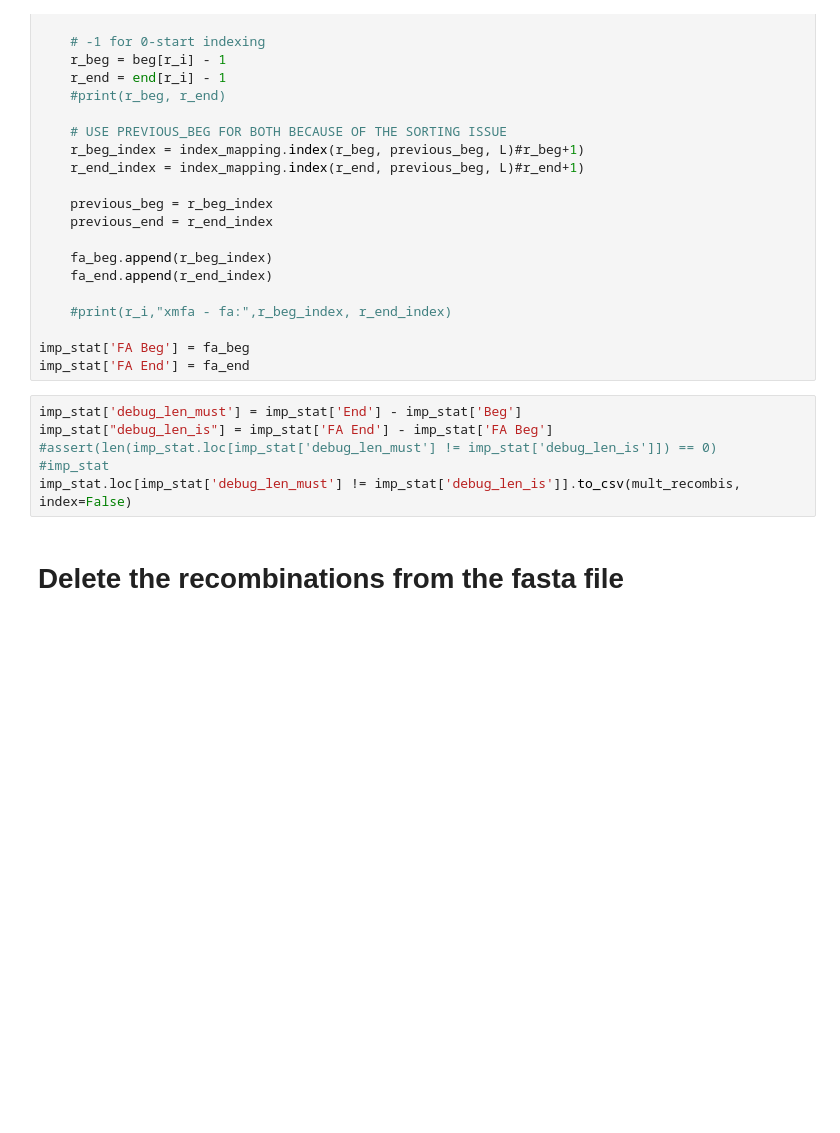
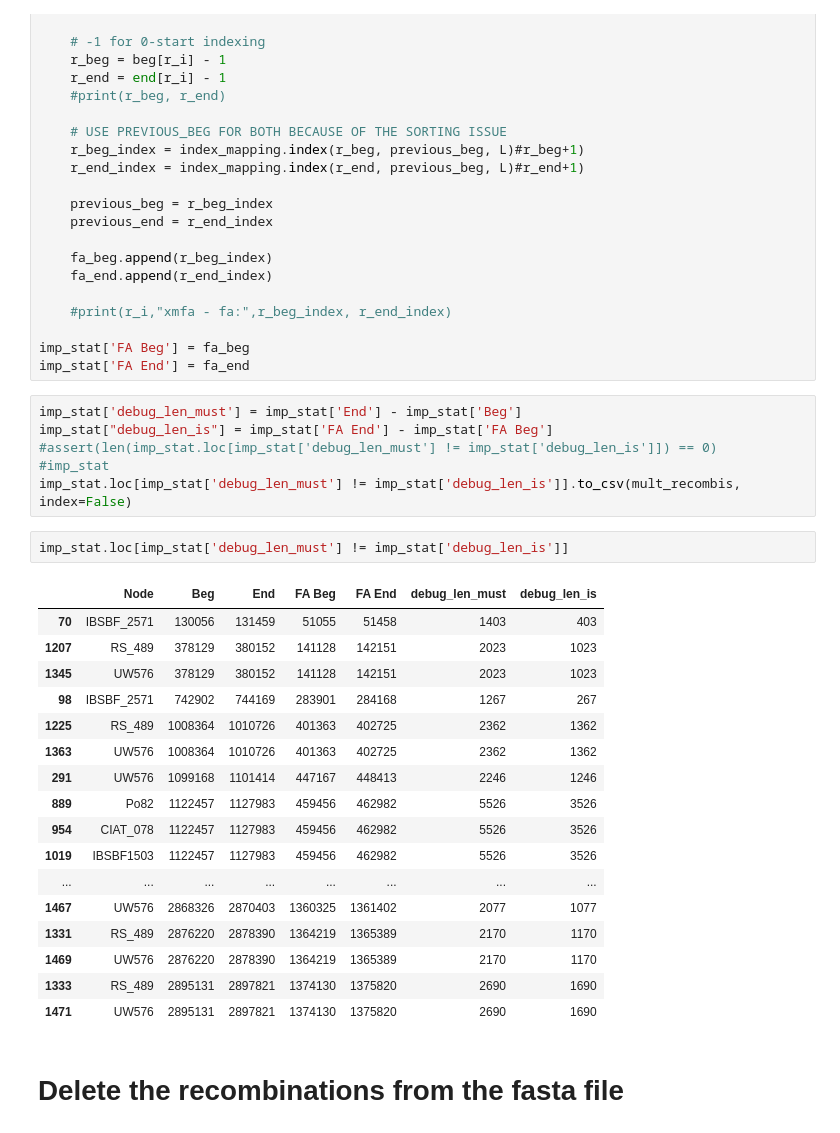
Before and after one commit to DariEv/geneTrack, a Jupyter notebook: scripts/remove_recombinations_from_MSA.ipynb, the cells around one changed output. Saved outputs shown, nothing was run; the diff lists cells and outputs as text; blank space fills up the shorter version.

```diff
--- a/scripts/remove_recombinations_from_MSA.ipynb
+++ b/scripts/remove_recombinations_from_MSA.ipynb
@@ -251,6 +285,26 @@ imp_stat["debug_len_is"] = imp_stat['FA End'] - imp_stat['FA Beg']
 #assert(len(imp_stat.loc[imp_stat['debug_len_must'] != imp_stat['debug_len_is']]) == 0)
 #imp_stat
 imp_stat.loc[imp_stat['debug_len_must'] != imp_stat['debug_len_is']].to_csv(mult_recombis, index=False)
+# %%
+imp_stat.loc[imp_stat['debug_len_must'] != imp_stat['debug_len_is']]
+# %% [output]
+|  | Node | Beg | End | FA Beg | FA End | debug_len_must | debug_len_is |
+| 70 | IBSBF_2571 | 130056 | 131459 | 51055 | 51458 | 1403 | 403 |
+| 1207 | RS_489 | 378129 | 380152 | 141128 | 142151 | 2023 | 1023 |
+| 1345 | UW576 | 378129 | 380152 | 141128 | 142151 | 2023 | 1023 |
+| 98 | IBSBF_2571 | 742902 | 744169 | 283901 | 284168 | 1267 | 267 |
+| 1225 | RS_489 | 1008364 | 1010726 | 401363 | 402725 | 2362 | 1362 |
+| 1363 | UW576 | 1008364 | 1010726 | 401363 | 402725 | 2362 | 1362 |
+| 291 | UW576 | 1099168 | 1101414 | 447167 | 448413 | 2246 | 1246 |
+| 889 | Po82 | 1122457 | 1127983 | 459456 | 462982 | 5526 | 3526 |
+| 954 | CIAT_078 | 1122457 | 1127983 | 459456 | 462982 | 5526 | 3526 |
+| 1019 | IBSBF1503 | 1122457 | 1127983 | 459456 | 462982 | 5526 | 3526 |
+| ... | ... | ... | ... | ... | ... | ... | ... |
+| 1467 | UW576 | 2868326 | 2870403 | 1360325 | 1361402 | 2077 | 1077 |
+| 1331 | RS_489 | 2876220 | 2878390 | 1364219 | 1365389 | 2170 | 1170 |
+| 1469 | UW576 | 2876220 | 2878390 | 1364219 | 1365389 | 2170 | 1170 |
+| 1333 | RS_489 | 2895131 | 2897821 | 1374130 | 1375820 | 2690 | 1690 |
+| 1471 | UW576 | 2895131 | 2897821 | 1374130 | 1375820 | 2690 | 1690 |
 # %% [markdown]
 # Delete the recombinations from the fasta file
 # %%
```
Also changed, not shown: parts of 19 cells of this notebook, 1 other file.
